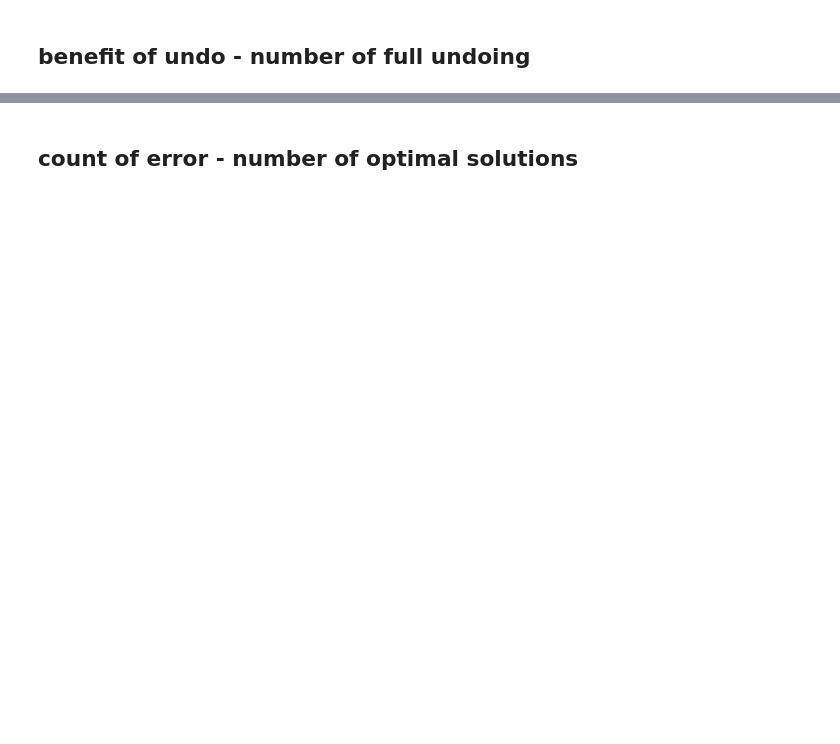
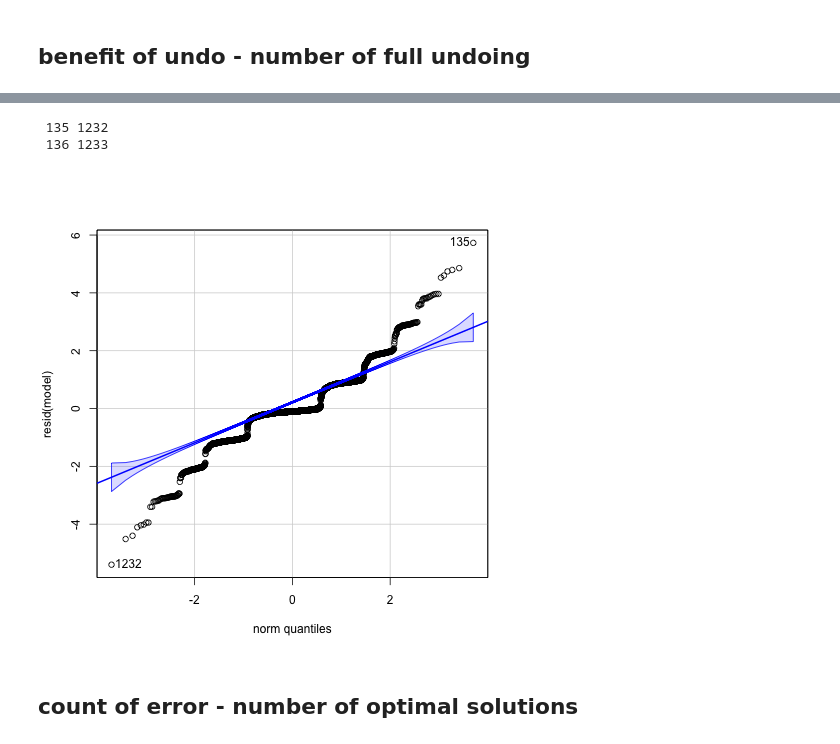
Before and after one commit to sherrybao222/Road_Construction, a Jupyter notebook: analysis/online_2022/plot_data_rt.ipynb, the cells around one changed output, grey strips where cells are left out. Drawn from its saved outputs; the diff is of its cells as text; code cells hidden in the pictures; blank space fills up the shorter version.

Commit message:
add glm for benefit of undo

```diff
--- a/analysis/online_2022/plot_data_rt.ipynb
+++ b/analysis/online_2022/plot_data_rt.ipynb
@@ -379,0 +399,9 @@ ax1.set_ylabel("benefit of undo")
+# %%
+%%R -i single_condition_data
+
+single_condition_data$subjects <- factor(single_condition_data$subjects)
+single_condition_data$puzzleID <- factor(single_condition_data$puzzleID)
+# single_condition_data$numFullUndo[single_condition_data$numFullUndo >4] <- 4
+# single_condition_data$numFullUndo <- factor(single_condition_data$numFullUndo)
+
+str(single_condition_data)
@@ -379,0 +426,9 @@ ax1.set_ylabel("benefit of undo")
+# %%
+%%R
+
+model = lmer(undo_benefit ~ numFullUndo + (numFullUndo|subjects) + (numFullUndo|puzzleID),
+                                  data=single_condition_data , control=lmerControl(optimizer="optimx",
+                                                                   optCtrl=list(method="nlminb")))
+
+# get the coefficients for the best fitting model
+summary(model)
@@ -380,3 +454,19 @@ ax1.set_ylabel("benefit of undo")
+# %%
+%%R
+anova(model)
+plot(model)
+
+ranef(model)
+## QQ-plots:
+# par(mfrow = c(1, 2))
+# qqnorm(ranef(model)$subjects[, 1], main = "Random effects of subjects")
+# qqnorm(resid(model), main = "Residuals")
+
+qqPlot(resid(model), distribution = "norm")
+# %% [output]
+ 135 1232
+ 136 1233
+[figure, added]
 # %% [markdown]
 ## count of error - number of optimal solutions
 # %%
```
Also changed, not shown: parts of 9 cells of this notebook, 1 other file.
